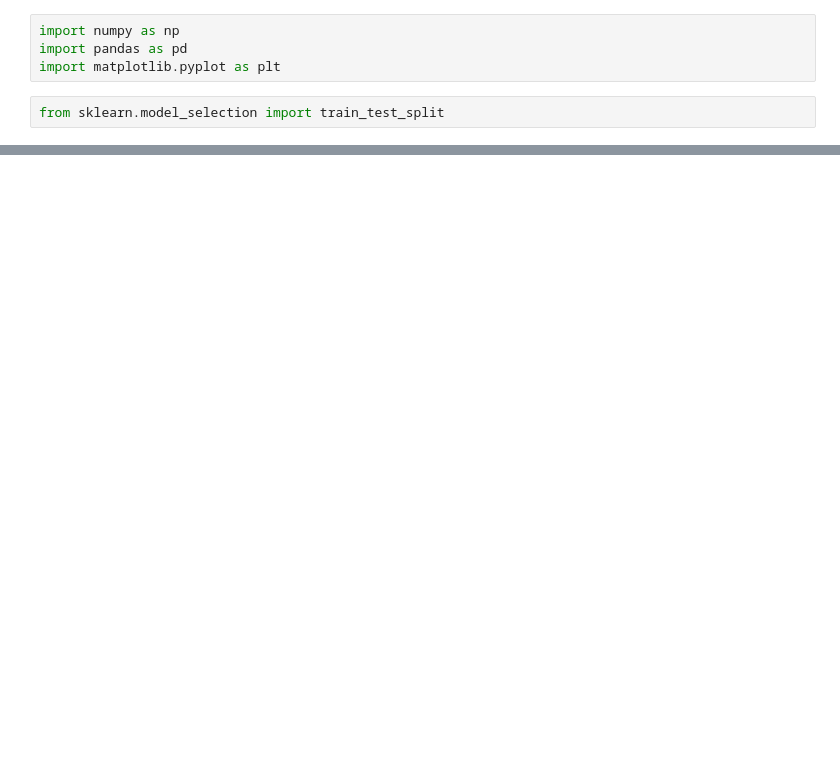
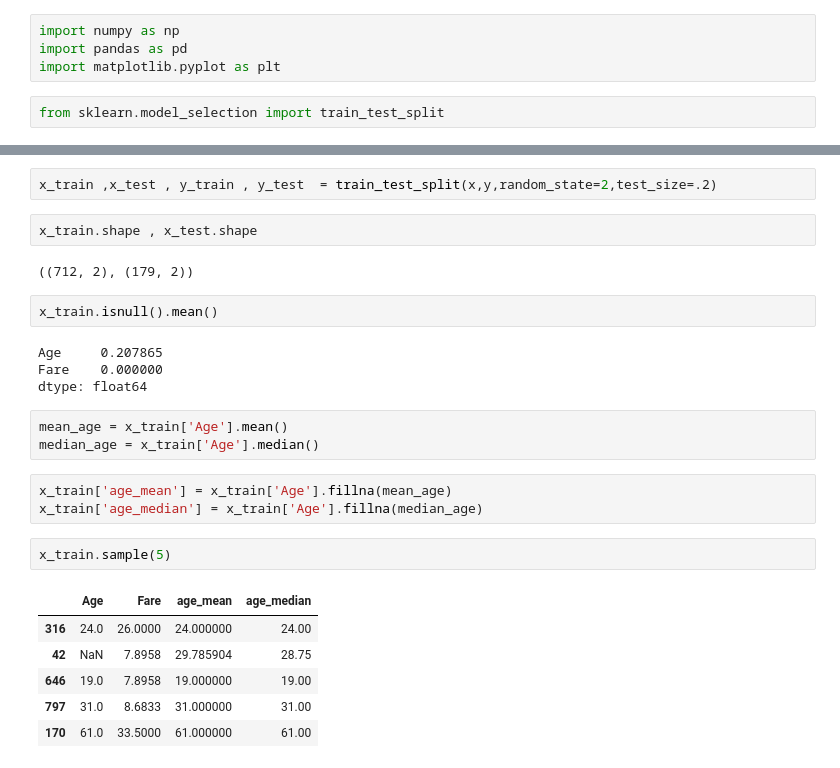
Before and after one commit to Mohotasir/my_ML_Journey, a Jupyter notebook: 100days_ML/Feature_Engineering/Missing_Data_handling/missing-data.ipynb, the cells around one changed output, grey strips where cells are left out. Saved outputs shown, nothing was run; the diff lists cells and outputs as text; blank space fills up the shorter version.

```diff
--- a/100days_ML/Feature_Engineering/Missing_Data_handling/missing-data.ipynb
+++ b/100days_ML/Feature_Engineering/Missing_Data_handling/missing-data.ipynb
@@ -6,0 +23,27 @@ from sklearn.model_selection import train_test_split
+# %%
+x_train ,x_test , y_train , y_test  = train_test_split(x,y,random_state=2,test_size=.2)
+# %%
+x_train.shape , x_test.shape
+# %% [output]
+((712, 2), (179, 2))
+# %%
+x_train.isnull().mean()
+# %% [output]
+Age     0.207865
+Fare    0.000000
+dtype: float64
+# %%
+mean_age = x_train['Age'].mean()
+median_age = x_train['Age'].median()
+# %%
+x_train['age_mean'] = x_train['Age'].fillna(mean_age)
+x_train['age_median'] = x_train['Age'].fillna(median_age)
+# %%
+x_train.sample(5)
+# %% [output]
+|  | Age | Fare | age_mean | age_median |
+| 316 | 24.0 | 26.0000 | 24.000000 | 24.00 |
+| 42 | NaN | 7.8958 | 29.785904 | 28.75 |
+| 646 | 19.0 | 7.8958 | 19.000000 | 19.00 |
+| 797 | 31.0 | 8.6833 | 31.000000 | 31.00 |
+| 170 | 61.0 | 33.5000 | 61.000000 | 61.00 |
```
Also changed, not shown: parts of 12 cells of this notebook.
